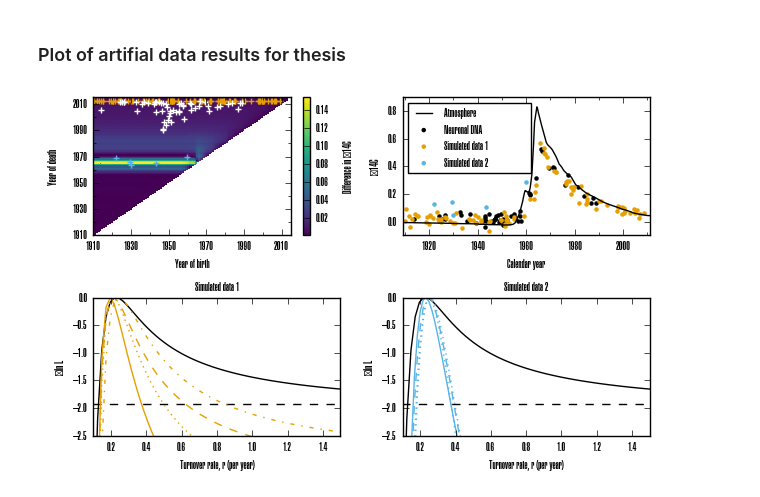
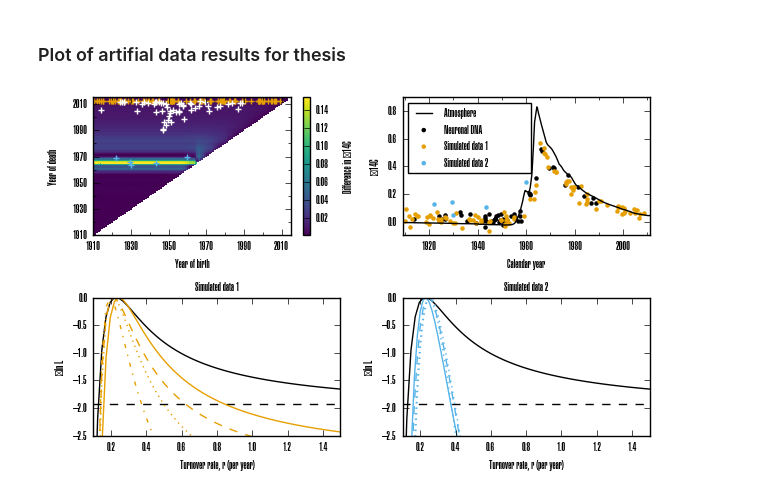
Before and after one commit to fabianrost84/C14, a Jupyter notebook: C14 parameter estimation.ipynb, the cells around one changed output. Cells and saved outputs as stored; diff of their text form; code cells hidden in the pictures.

```diff
--- a/C14 parameter estimation.ipynb
+++ b/C14 parameter estimation.ipynb
@@ -790,32 +784,32 @@ ax[1,0].set_xlabel('Turnover rate, r (per year)')
 ax[1,0].set_ylabel(u'Δln L')
 ax[1,0].plot(profile_r_2POP[0], -sp.array(profile_r_2POP[1]), 'black')
 # ax[1,0].plot(rs, -(neglogL-M_2POP.fval), 'black')
 ax[1,0].plot([0, 10], [-1.92, -1.92], 'k--')
 for i, profile in profiles_recent.iteritems():
-    ax[1,0].plot(profile[0], -sp.array(profile[1]), color = colorcycle[1], ls = lineStyles[i-1])
+    ax[1,0].plot(profile[0], -sp.array(profile[1]), color = colorcycle[1], ls = lineStyles[len(profile) - i])
     if i == len(lineStyles):
         break
 
 ax[1,1].set_title('Simulated data 2', fontsize = 8)
 ax[1,1].set_xlim(0.1, 1.5)
 ax[1,1].set_ylim(-2.5, 0)
 ax[1,1].set_xlabel('Turnover rate, r (per year)')
 ax[1,1].set_ylabel(u'Δln L')
 ax[1,1].plot(profile_r_2POP[0], -sp.array(profile_r_2POP[1]), 'black')
 # ax[1,1].plot(rs, -(neglogL-M_2POP.fval), 'black')
 ax[1,1].plot([0, 10], [-1.92, -1.92], 'k--')
 for i, profile in profiles.iteritems():
     ax[1,1].plot(profile[0], -sp.array(profile[1]), color = colorcycle[2], ls = lineStyles[i-1])
     if i == len(lineStyles):
         break
 
 plt.tight_layout()
 
 exportname = 'c14_add_data'
 plt.savefig('{}.svg'.format(exportname))
 # os.system('inkscape -D -z --file={0}.svg --export-pdf={0}.pdf'.format(exportname))
 
 
 plt.show()
 # %% [output]
-[figure, old version]
+[figure, new version]
```
Also changed, not shown: parts of 8 cells of this notebook, 8 other files.
